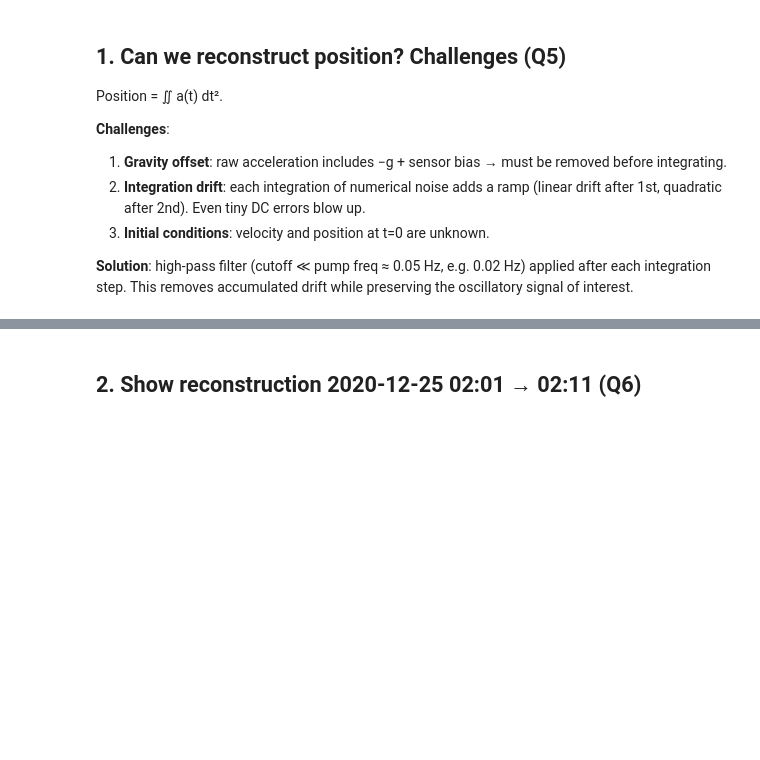
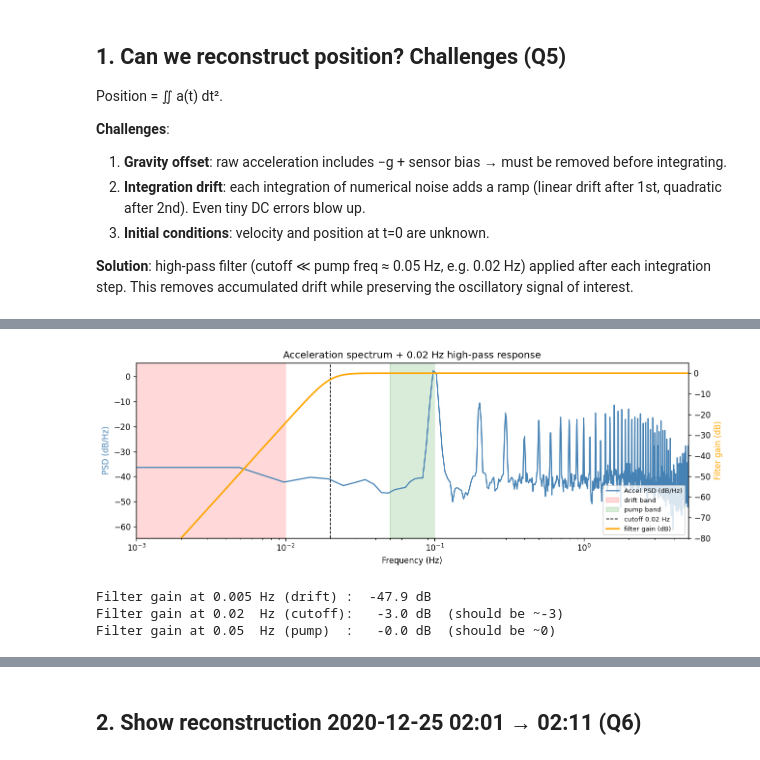
Before and after one commit to huoxiaqujiuhao/well-analysis, a Jupyter notebook: notebooks/03_position_reconstruction.ipynb, the cells around one changed output, grey strips where cells are left out. Cells and saved outputs as stored; diff of their text form; code cells hidden in the pictures; blank space fills up the shorter version.

```diff
--- a/notebooks/03_position_reconstruction.ipynb
+++ b/notebooks/03_position_reconstruction.ipynb
@@ -39,3 +55,50 @@ Position = ∬ a(t) dt².
+# %%
+from scipy import signal as sp_signal
+
+# Welch PSD on a running segment (cleaner than whole 21 days)
+t0 = pd.Timestamp('2020-12-25T02:01:00', tz='UTC')
+t1 = pd.Timestamp('2020-12-25T02:11:00', tz='UTC')
+seg = accel[(df['Timestamp'] >= t0) & (df['Timestamp'] < t1)]
+seg = seg - np.median(seg)
+
+freqs, psd = sp_signal.welch(seg, fs=fs, nperseg=min(len(seg), 2048))
+
+# Filter frequency response
+sos  = sp_signal.butter(4, 0.02, btype='high', fs=fs, output='sos')
+w, h = sp_signal.sosfreqz(sos, worN=4096, fs=fs)
+gain_db = 20 * np.log10(np.maximum(np.abs(h), 1e-6))
+
+fig, ax1 = plt.subplots(figsize=(11, 4))
+ax1.semilogx(freqs, 10*np.log10(psd + 1e-20), color='steelblue', label='Accel PSD (dB/Hz)')
+ax1.set_xlabel('Frequency (Hz)')
+ax1.set_ylabel('PSD (dB/Hz)', color='steelblue')
+ax1.set_xlim(1e-3, fs/2)
+ax1.axvspan(0,    0.01, alpha=0.15, color='red',    label='drift band')
+ax1.axvspan(0.05, 0.10, alpha=0.15, color='green',  label='pump band')
+ax1.axvline(0.02, color='k', ls='--', lw=1, label='cutoff 0.02 Hz')
+
+ax2 = ax1.twinx()
+ax2.semilogx(w, gain_db, color='orange', lw=2, label='filter gain (dB)')
+ax2.set_ylabel('Filter gain (dB)', color='orange')
+ax2.set_ylim(-80, 5)
+
+lines1, labels1 = ax1.get_legend_handles_labels()
+lines2, labels2 = ax2.get_legend_handles_labels()
+ax1.legend(lines1 + lines2, labels1 + labels2, loc='lower right', fontsize=8)
+ax1.set_title('Acceleration spectrum + 0.02 Hz high-pass response')
+plt.tight_layout(); plt.show()
+
+# Quantitative check
+def gain_at(f):
+    return float(np.interp(f, w, np.abs(h)))
+print(f'Filter gain at 0.005 Hz (drift) : {20*np.log10(gain_at(0.005)):6.1f} dB')
+print(f'Filter gain at 0.02  Hz (cutoff): {20*np.log10(gain_at(0.02 )):6.1f} dB  (should be ~-3)')
+print(f'Filter gain at 0.05  Hz (pump)  : {20*np.log10(gain_at(0.05 )):6.1f} dB  (should be ~0)')
+# %% [output]
+[figure, added]
+Filter gain at 0.005 Hz (drift) :  -47.9 dB
+Filter gain at 0.02  Hz (cutoff):   -3.0 dB  (should be ~-3)
+Filter gain at 0.05  Hz (pump)  :   -0.0 dB  (should be ~0)
 # %%
 # Estimate gravity offset from stopped intervals
 g_offset = estimate_gravity_offset(accel, is_running)
```
Also changed, not shown: parts of 4 cells of this notebook, 10 other files.
